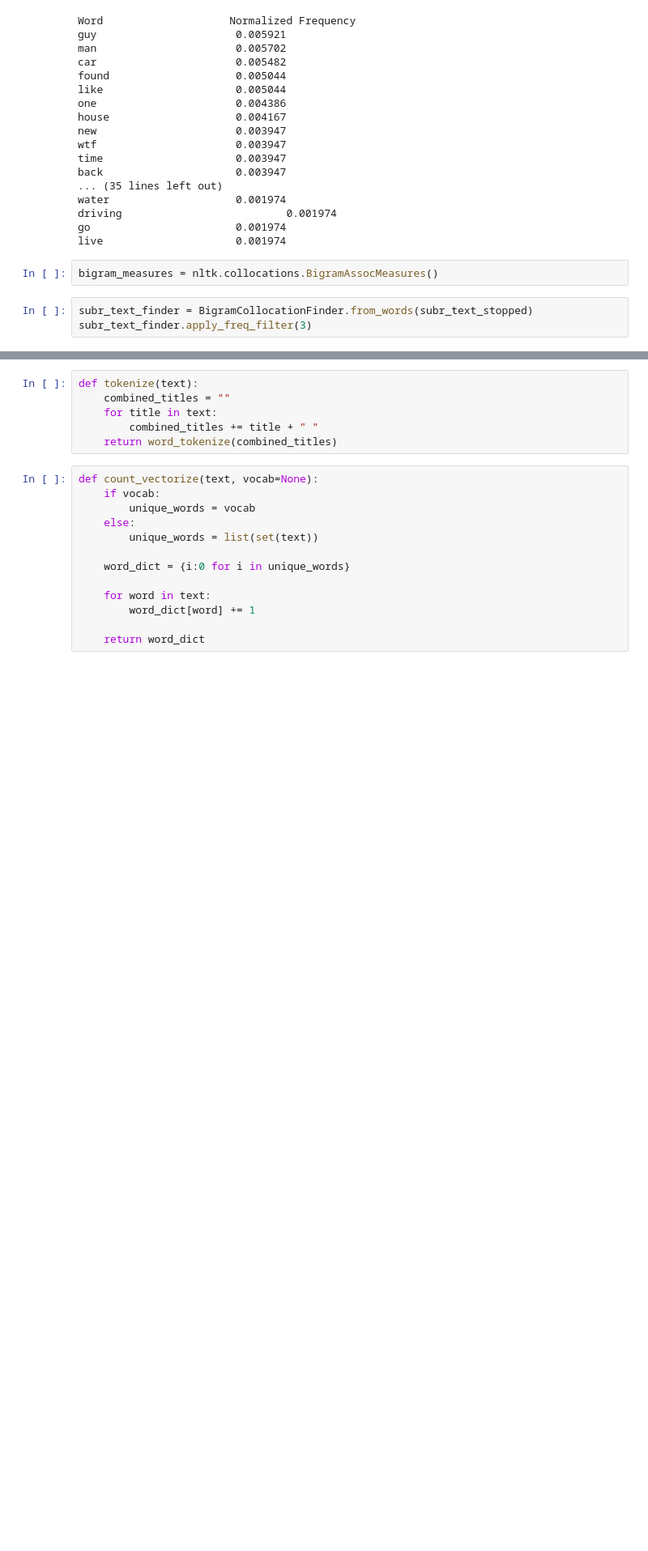
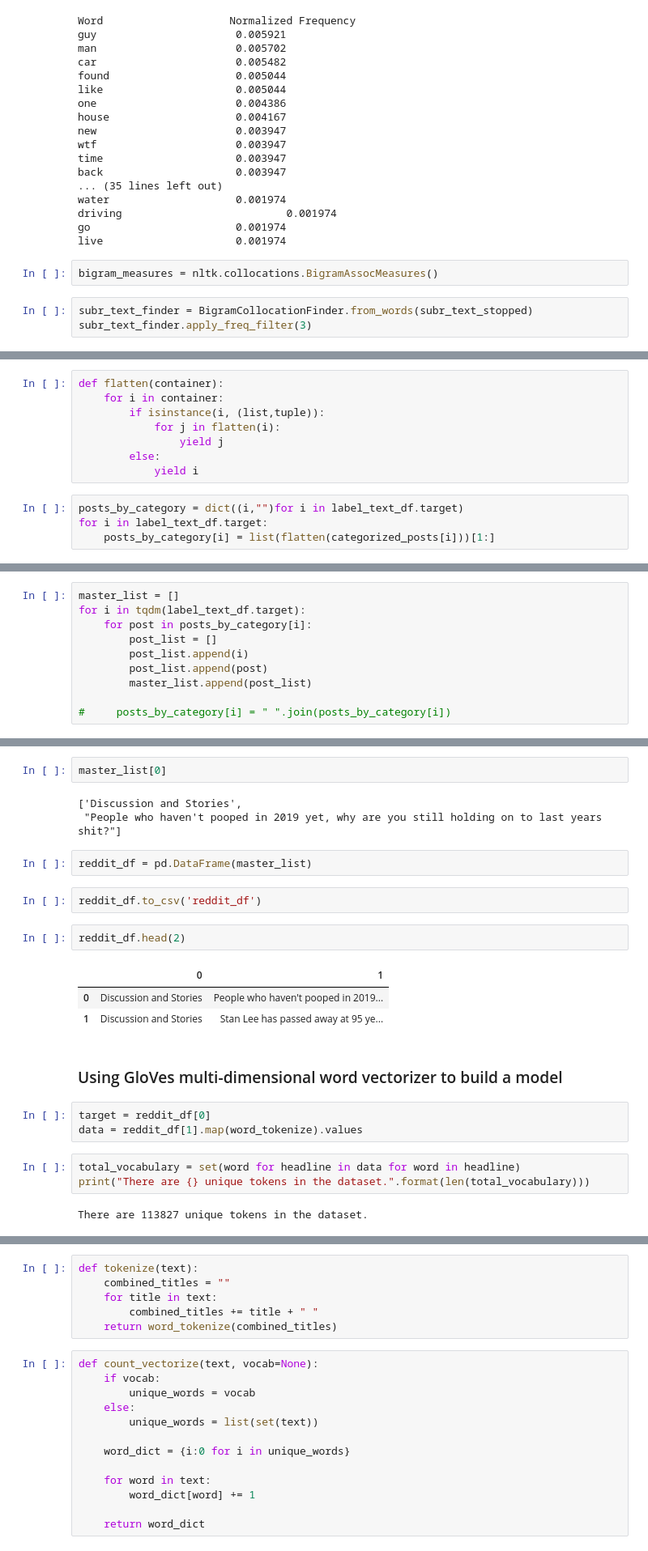
Before and after one commit to reubenkavalov/Twit-To-Redd-Project, a Jupyter notebook: final.ipynb, the cells around one changed output, grey strips where cells are left out. Shown: that part at 81% size. Saved outputs shown, nothing was run; the diff lists cells and outputs as text; blank space fills up the shorter version.

```diff
--- a/final.ipynb
+++ b/final.ipynb
@@ -386,0 +447,12 @@ subr_text_scored[:50]
+# %%
+def flatten(container):
+    for i in container:
+        if isinstance(i, (list,tuple)):
+            for j in flatten(i):
+                yield j
+        else:
+            yield i
+# %%
+posts_by_category = dict((i,"")for i in label_text_df.target)
+for i in label_text_df.target:
+    posts_by_category[i] = list(flatten(categorized_posts[i]))[1:]
@@ -386,0 +479,10 @@ subr_text_scored[:50]
+# %%
+master_list = []
+for i in tqdm(label_text_df.target):
+    for post in posts_by_category[i]:
+        post_list = []
+        post_list.append(i)
+        post_list.append(post)
+        master_list.append(post_list)
+
+#     posts_by_category[i] = " ".join(posts_by_category[i])
@@ -386,0 +491,25 @@ subr_text_scored[:50]
+# %%
+master_list[0]
+# %% [output]
+['Discussion and Stories',
+ "People who haven't pooped in 2019 yet, why are you still holding on to last years shit?"]
+# %%
+reddit_df = pd.DataFrame(master_list)
+# %%
+reddit_df.to_csv('reddit_df')
+# %%
+reddit_df.head(2)
+# %% [output]
+|  | 0 | 1 |
+| 0 | Discussion and Stories | People who haven't pooped in 2019... |
+| 1 | Discussion and Stories | Stan Lee has passed away at 95 ye... |
+# %% [markdown]
+### Using GloVes multi-dimensional word vectorizer to build a model
+# %%
+target = reddit_df[0]
+data = reddit_df[1].map(word_tokenize).values
+# %%
+total_vocabulary = set(word for headline in data for word in headline)
+print("There are {} unique tokens in the dataset.".format(len(total_vocabulary)))
+# %% [output]
+There are 113827 unique tokens in the dataset.
```
Also changed, not shown: parts of 28 cells of this notebook.
